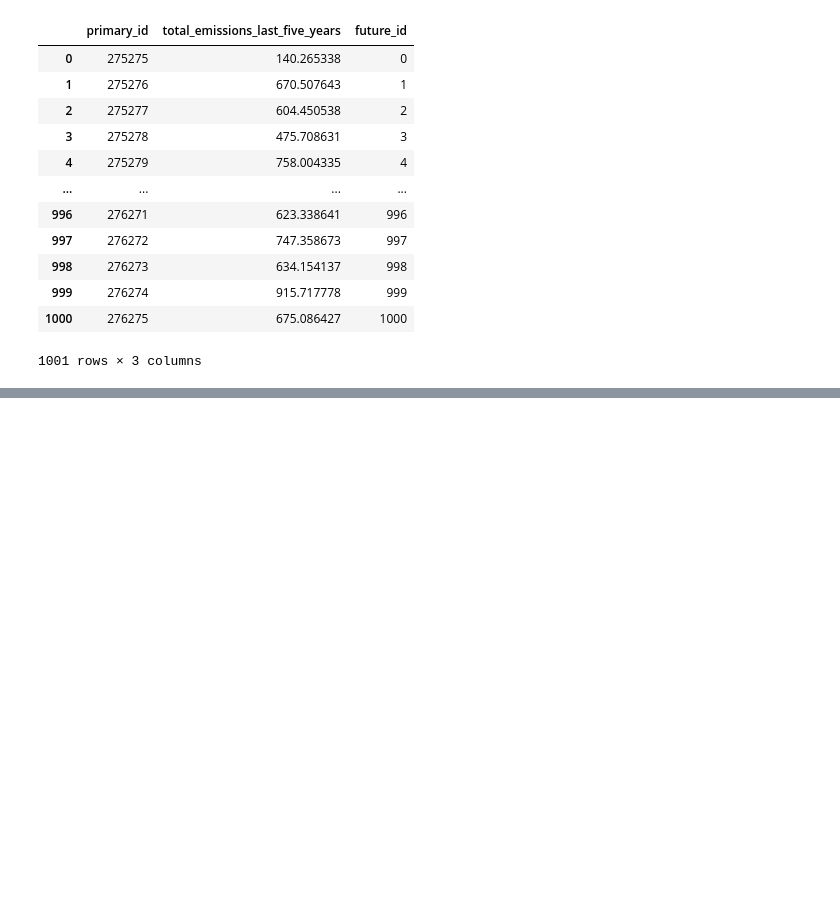
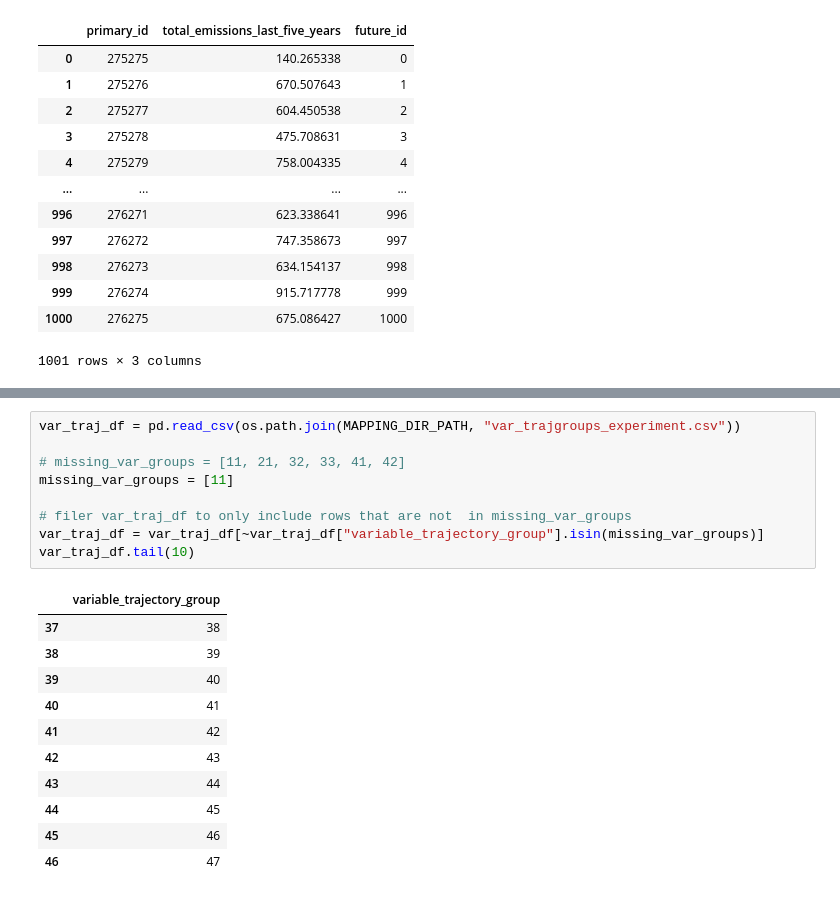
Before and after one commit to sisepuede-framework/ssp_metamodel, a Jupyter notebook: notebooks/etl.ipynb, the cells around one changed output, grey strips where cells are left out. Saved outputs shown, nothing was run; the diff lists cells and outputs as text; blank space fills up the shorter version.

```diff
--- a/notebooks/etl.ipynb
+++ b/notebooks/etl.ipynb
@@ -175,0 +182,21 @@ merged_df
+# %%
+var_traj_df = pd.read_csv(os.path.join(MAPPING_DIR_PATH, "var_trajgroups_experiment.csv"))
+
+# missing_var_groups = [11, 21, 32, 33, 41, 42]
+missing_var_groups = [11]
+
+# filer var_traj_df to only include rows that are not  in missing_var_groups
+var_traj_df = var_traj_df[~var_traj_df["variable_trajectory_group"].isin(missing_var_groups)]
+var_traj_df.tail(10)
+# %% [output]
+|  | variable_trajectory_group |
+| 37 | 38 |
+| 38 | 39 |
+| 39 | 40 |
+| 40 | 41 |
+| 41 | 42 |
+| 42 | 43 |
+| 43 | 44 |
+| 44 | 45 |
+| 45 | 46 |
+| 46 | 47 |
```
Also changed, not shown: parts of 8 cells of this notebook.
